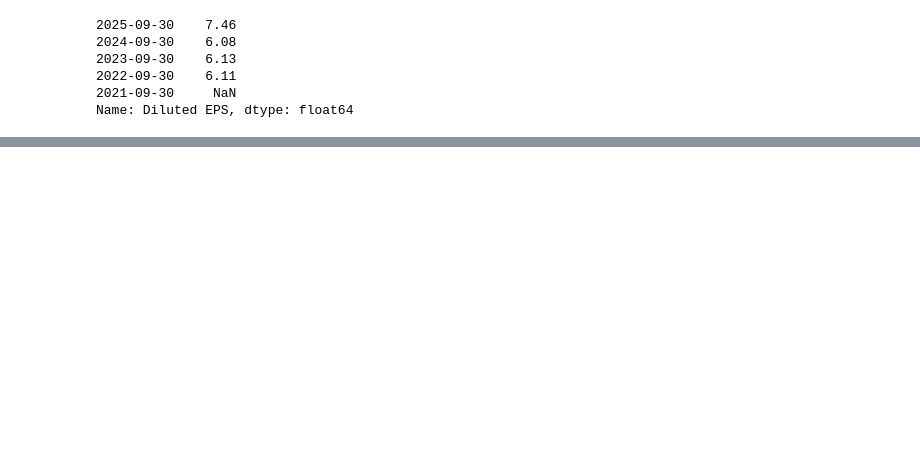
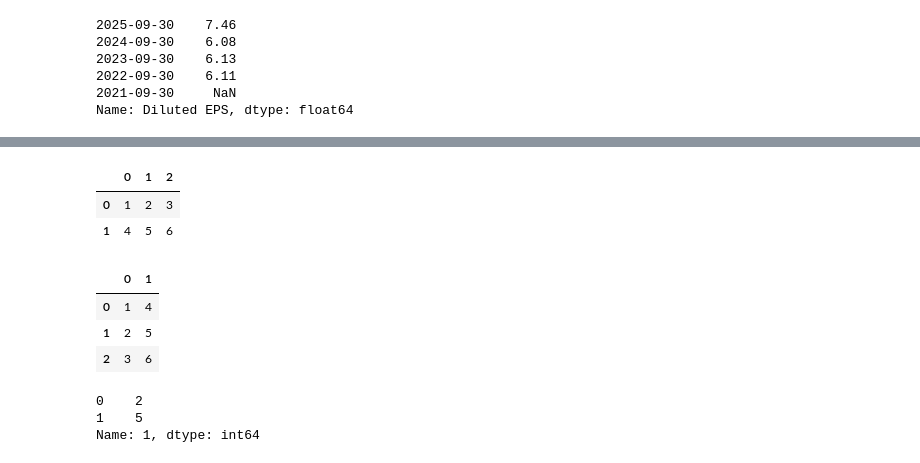
Before and after one commit to JoelSaputra/DataSci, a Jupyter notebook: market.ipynb, the cells around one changed output, grey strips where cells are left out. Cells and saved outputs as stored; diff of their text form; code cells hidden in the pictures; blank space fills up the shorter version.

```diff
--- a/market.ipynb
+++ b/market.ipynb
@@ -78,0 +102,18 @@ dtype: int64
+# %%
+data2 = [[1,2,3], [4,5,6]]
+data3 = { 0:[1,2,3], 1: [4,5,6]}
+display(pd.DataFrame(data2))
+display(pd.DataFrame(data3))
+
+display(pd.DataFrame(data3).iloc[1])
+# %% [output]
+|  | 0 | 1 | 2 |
+| 0 | 1 | 2 | 3 |
+| 1 | 4 | 5 | 6 |
+|  | 0 | 1 |
+| 0 | 1 | 4 |
+| 1 | 2 | 5 |
+| 2 | 3 | 6 |
+0    2
+1    5
+Name: 1, dtype: int64
```
Also changed, not shown: parts of 4 cells of this notebook.
